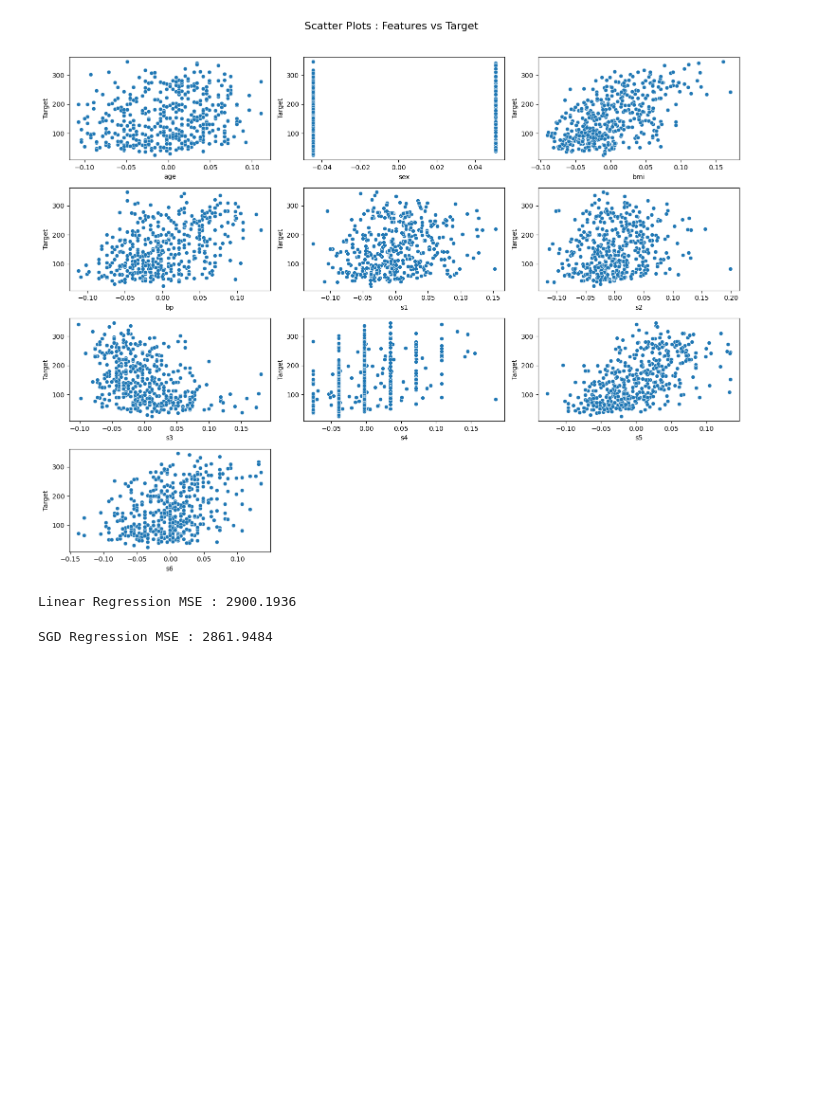
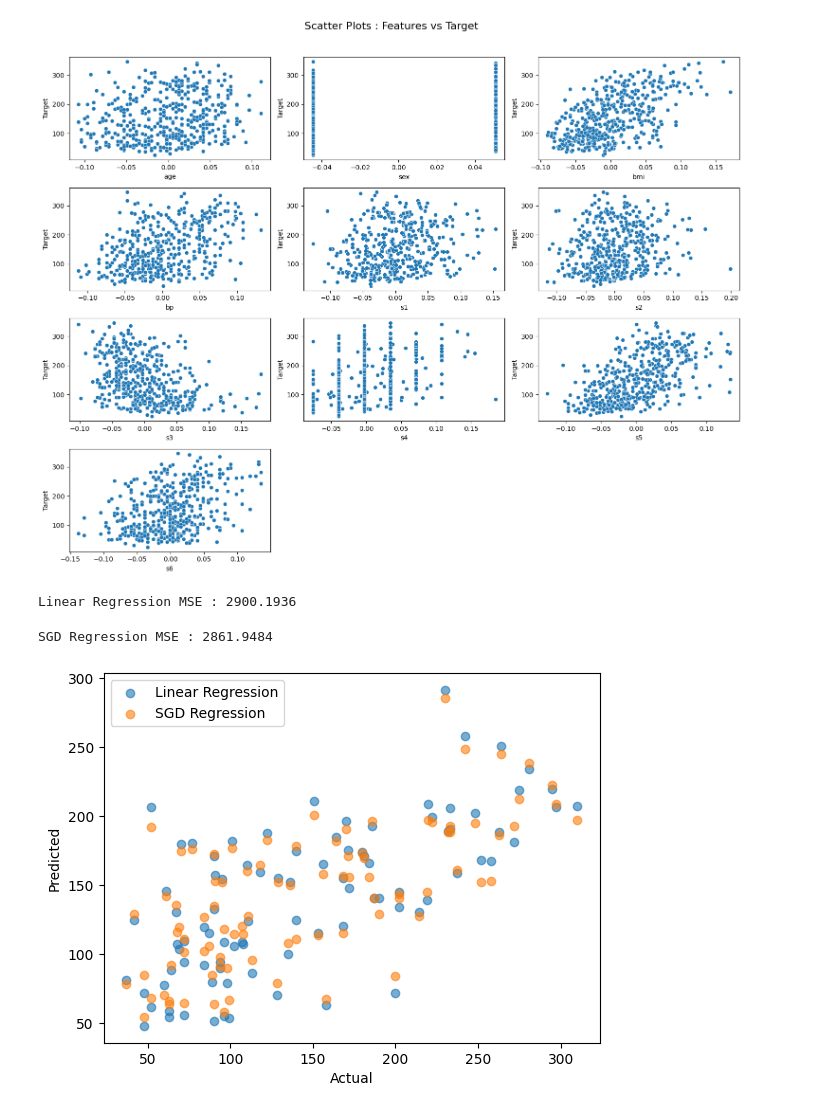
Before and after one commit to malviynjali11/MLP-Course, a Jupyter notebook: Week4/live1.ipynb, the cells around one changed output. Cells and saved outputs as stored; diff of their text form; code cells hidden in the pictures; blank space fills up the shorter version.

Commit message:
Linear & SGD Regressor

```diff
--- a/Week4/live1.ipynb
+++ b/Week4/live1.ipynb
@@ -71,3 +71,12 @@ mse_sgd = mean_squared_error(y_test, y_pred_sgd)
 print(f"SGD Regression MSE : {mse_sgd:.4f}")
 # %% [output]
 SGD Regression MSE : 2861.9484
+# %%
+plt.scatter(y_test, y_pred_lr, label='Linear Regression', alpha=0.6)
+plt.scatter(y_test, y_pred_sgd, label='SGD Regression', alpha=0.6)
+plt.xlabel('Actual')
+plt.ylabel('Predicted')
+plt.legend()
+plt.show()
+# %% [output]
+[figure, added]
```
Also changed, not shown: parts of 1 cell of this notebook.
